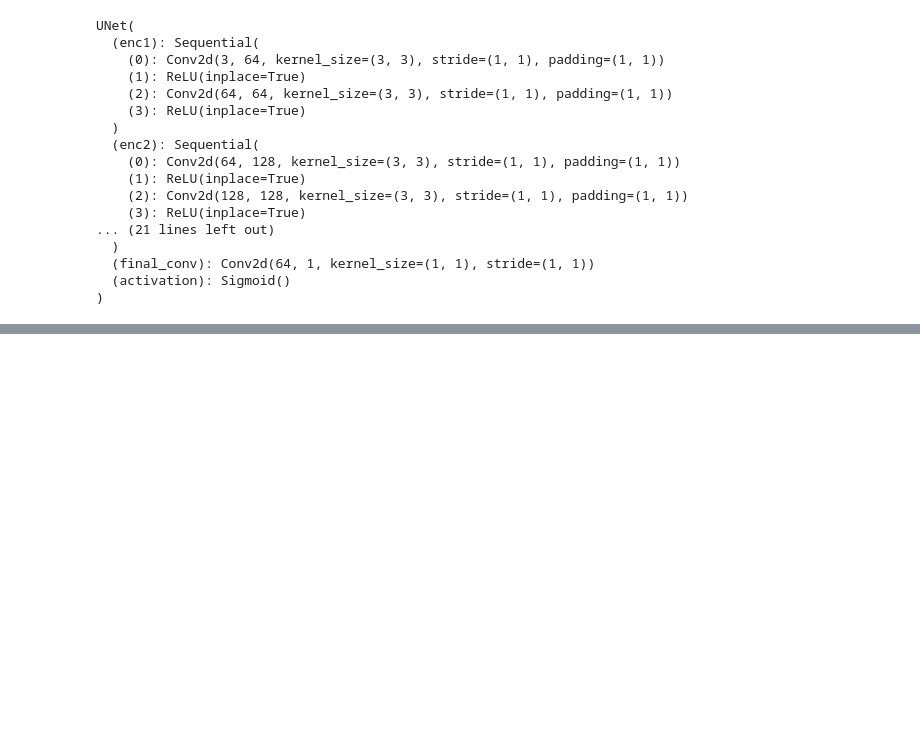
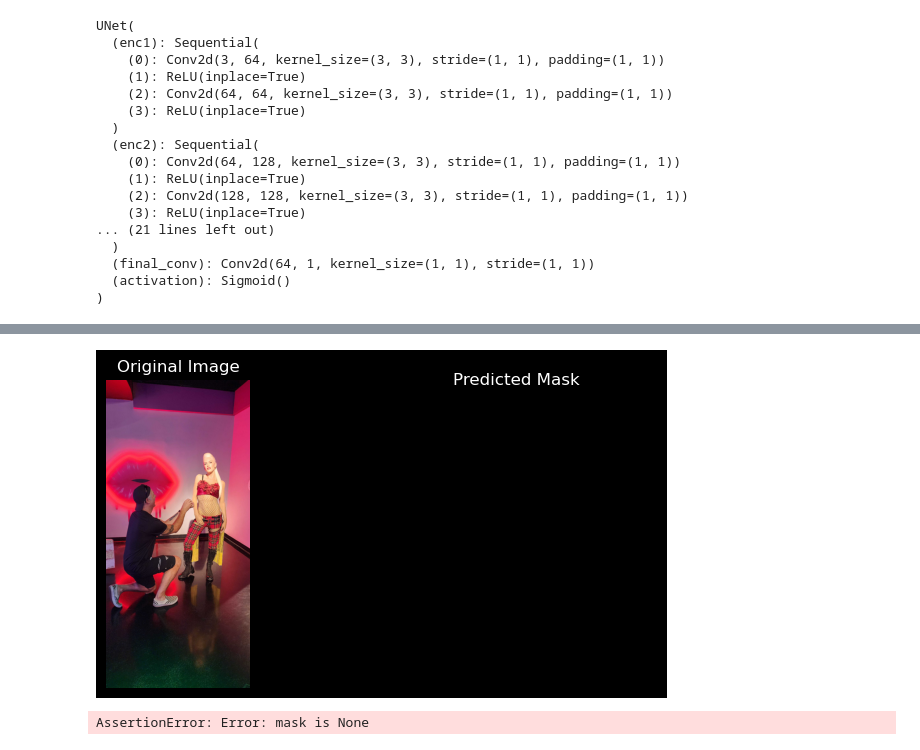
Before and after one commit to wetek-io/Project_3, a Jupyter notebook: Segmentation_test.ipynb, the cells around one changed output, grey strips where cells are left out. Drawn from its saved outputs; the diff is of its cells as text; code cells hidden in the pictures; blank space fills up the shorter version.

```diff
--- a/Segmentation_test.ipynb
+++ b/Segmentation_test.ipynb
@@ -82,27 +89,40 @@ predict_mask("test_image.jpg")
 # %%
 import cv2
+
 
 def overlay_mask(image_path, mask):
     image = cv2.imread(image_path)
     image = cv2.cvtColor(image, cv2.COLOR_BGR2RGB)
+    print(image)
 
     # Resize mask to match image size
     mask_resized = cv2.resize(mask, (image.shape[1], image.shape[0]))
 
     # Create overlay
     overlay = image.copy()
     overlay[mask_resized == 1] = [255, 0, 0]  # Red overlay on masked areas
 
     # Blend images
-    blended = cv2.addWeighted(image, 0.7, overlay, 0.3, 0)
+    try:
+        mask_resized = cv2.resize(mask, (image.shape[1], image.shape[0]))
+    except Exception as e:
+        print(f"Error resizing mask: {e}")
 
     # Show result
     plt.figure(figsize=(6, 6))
     plt.imshow(blended)
     plt.title("Image with Overlayed Mask")
     plt.axis("off")
     plt.show()
 
+
 # Example usage
-mask = predict_mask("test_image.jpg")  # Get mask
-overlay_mask("test_image.jpg", mask)
+image = "20240727_124334.jpg"
+mask = predict_mask(image)  # Get mask
+assert mask is not None, "Error: mask is None"
+assert isinstance(mask, np.ndarray), "Error: mask is not a NumPy array"
+overlay_mask(image, mask)
+print(mask.shape)
+# %% [output]
+[figure, added]
+AssertionError: Error: mask is None
```
Also changed, not shown: parts of 2 cells of this notebook, 17 other files.
